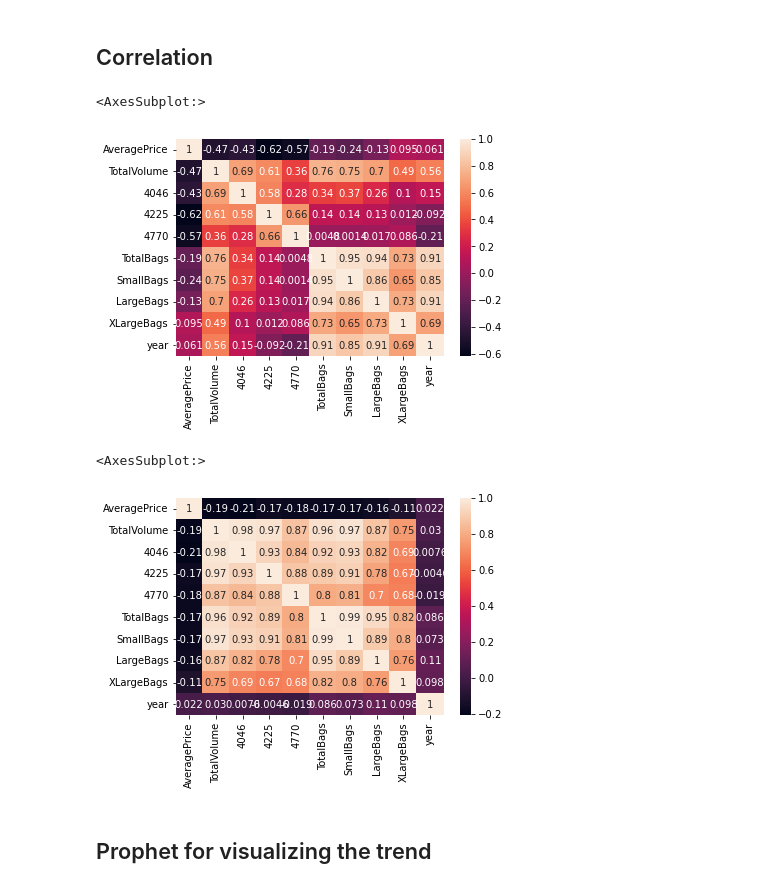
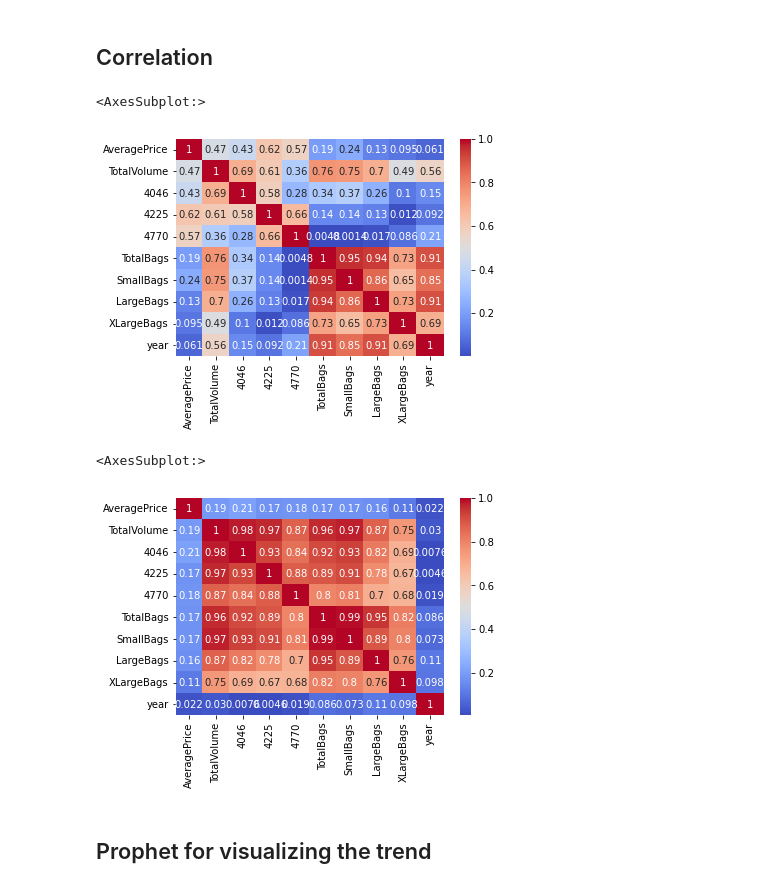
Before and after one commit to potus84/DS-ML-CASE-AVOCADO-KING-, a Jupyter notebook: Avocado_EDA.ipynb, the cells around one changed output. Saved outputs shown, nothing was run; the diff lists cells and outputs as text; code cells hidden in the pictures.

```diff
--- a/Avocado_EDA.ipynb
+++ b/Avocado_EDA.ipynb
@@ -229,15 +228,15 @@ price_df.duplicated(keep=False).sum()
 # %% [markdown]
 ## Correlation
 # %%
-sns.heatmap(group_df.corr(),annot=True)
+sns.heatmap(np.abs(group_df.corr()),cmap='coolwarm', annot=True)
 # %% [output]
 <AxesSubplot:>
-[figure, old version]
+[figure, new version]
 # %%
-sns.heatmap(price_df.corr(), annot=True)
+sns.heatmap(np.abs(price_df.corr()), cmap='coolwarm', annot=True)
 # %% [output]
 <AxesSubplot:>
-[figure, old version]
+[figure, new version]
 # %% [markdown]
 ## Prophet for visualizing the trend
 # %%
```
Also changed, not shown: parts of 2 cells of this notebook, 1 other file.
